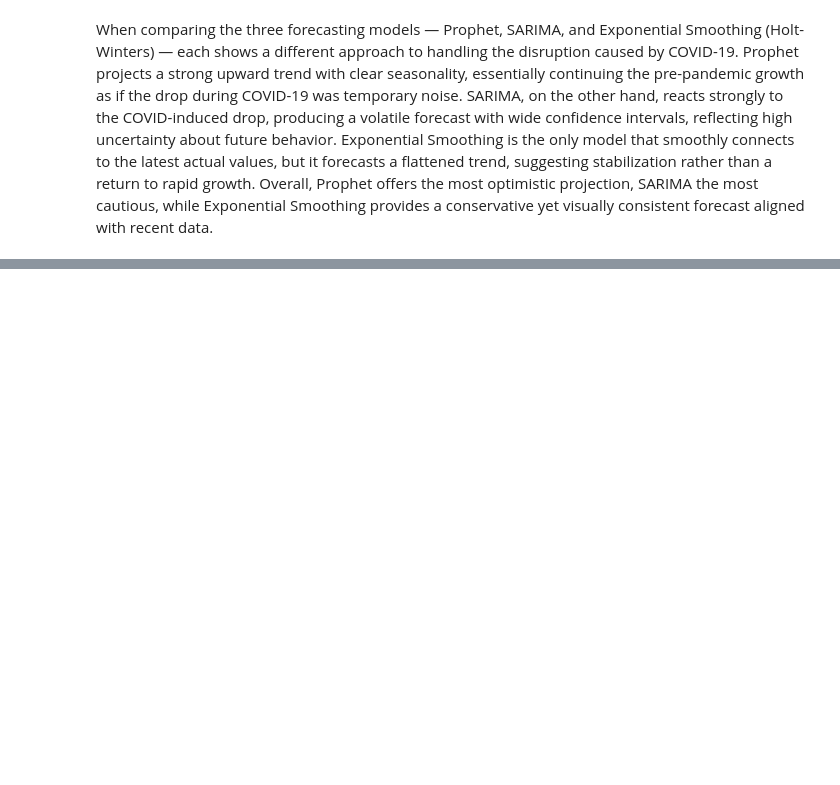
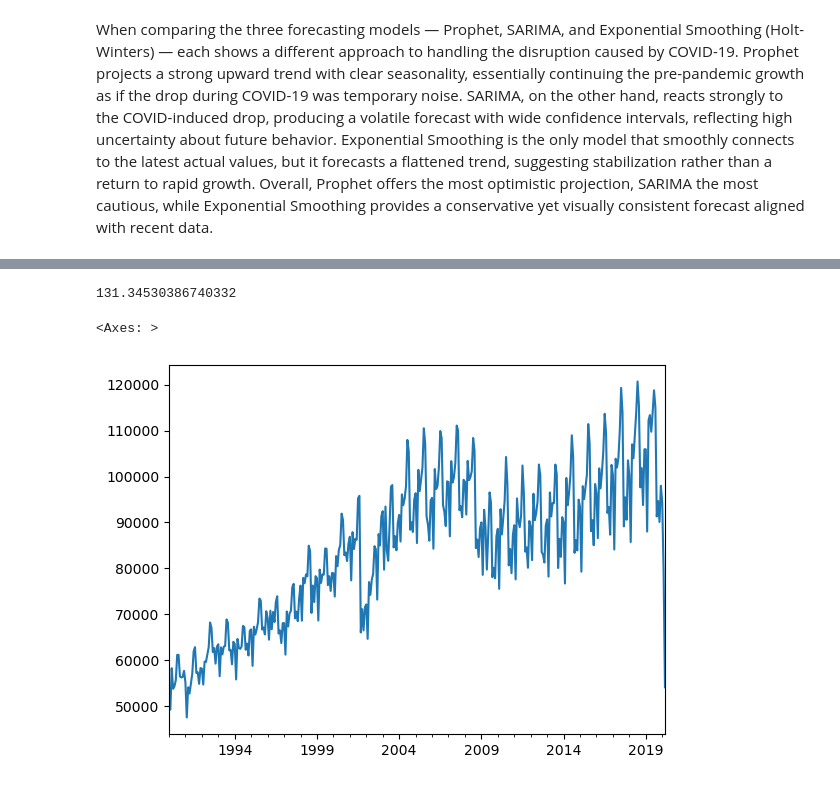
Before and after one commit to nelad1997/Time_Series_Project, a Jupyter notebook: Time_Series_Project.ipynb, the cells around one changed output, grey strips where cells are left out. Drawn from its saved outputs; the diff is of its cells as text; code cells hidden in the pictures; blank space fills up the shorter version.

```diff
--- a/Time_Series_Project.ipynb
+++ b/Time_Series_Project.ipynb
@@ -413,0 +435,4 @@ When comparing the three forecasting models — Prophet, SARIMA, and Exponential
+# %%
+rng = pd.date_range(start = '1990-01-01', end = '2020-03-01', freq='MS')
+monthly_departures.set_index(rng, inplace=True)#change index to dates.
+monthly_departures.head()
@@ -413,0 +446,19 @@ When comparing the three forecasting models — Prophet, SARIMA, and Exponential
+# %%
+slope = (
+    monthly_departures['departures'].iloc[-1] -
+    monthly_departures['departures'].iloc[0]
+) / (len(monthly_departures) - 1)
+slope
+# %% [output]
+131.34530386740332
+# %%
+trend_values = np.zeros(len(monthly_departures))
+for i in range(len(monthly_departures)):
+    trend_values[i] = slope * i
+# %%
+monthly_departures['value'] = monthly_departures['departures'] - trend_values
+# %%
+monthly_departures['value'].plot()
+# %% [output]
+<Axes: >
+[figure, added]
```
Also changed, not shown: parts of 9 cells of this notebook.
